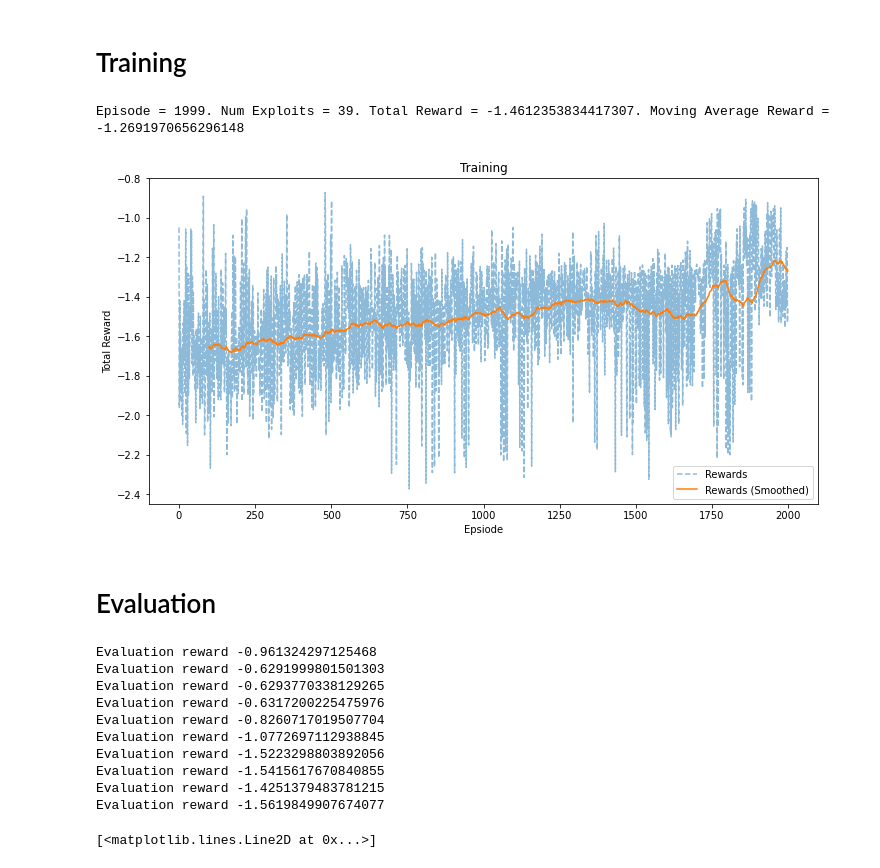
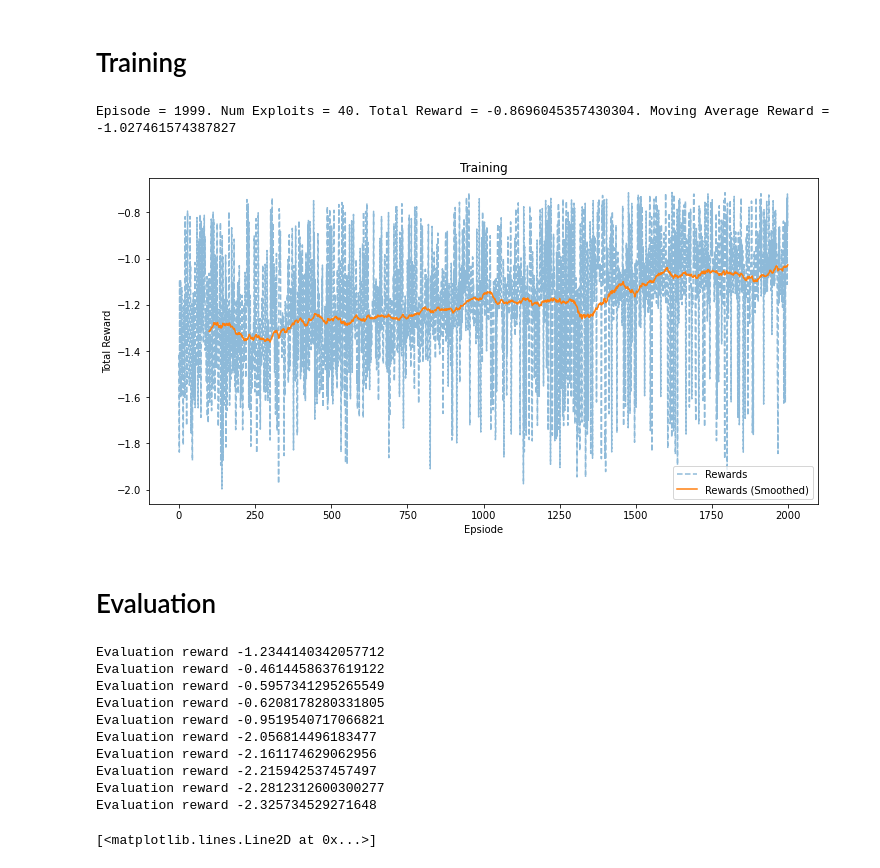
Before and after one commit to arranbrown99/COVID_simulation, a Jupyter notebook: notebooks/run_qlearning_nn.ipynb, the cells around one changed output. Saved outputs shown, nothing was run; the diff lists cells and outputs as text; code cells hidden in the pictures.

Commit message:
Different problem id

```diff
--- a/notebooks/run_qlearning_nn.ipynb
+++ b/notebooks/run_qlearning_nn.ipynb
@@ -243,7 +243,7 @@ def qlearning_nn(agent, policy_network, target_network, num_episodes, window_siz
                         q_values_for_current_state[ (np.arange(batch_size), train_actions.reshape(batch_size,).astype(int))] = q_values_for_current_state_tmp
                         policy_network.update(train_states.reshape(batch_size,agent.get_num_states()), q_values_for_current_state) # Update the function approximator
 
-                if episode % 100 == 0:
+                if episode % 20 == 0:
                     target_network.model.set_weights(policy_network.model.get_weights())
                 total_reward = np.sum(rewards)
                 all_rewards.append(total_reward)
@@ -272,27 +272,27 @@ def qlearning_nn(agent, policy_network, target_network, num_episodes, window_siz
 # %%
 episodes = 2000
 epsilon_decay = 0.999985
 window_size = 100
 
-env = virl.Epidemic(stochastic=False, noisy=False)
+env = virl.Epidemic(stochastic=False, noisy=False, problem_id=4)
 agent = Agent(env, learning_rate=0.002)
 memory = ReplayMemory(size=2080, batch_size=208)  # only actually gets the best 104 samples from 208
 
 strategy = Strategy(epsilon=1, epsilon_decay=epsilon_decay)
 policy_network, target_network = init_networks(agent.get_num_states(), agent.get_num_actions(), agent.learning_rate)
 
 rewards = qlearning_nn(
     agent=agent,
     policy_network=policy_network,
     target_network=target_network,
     num_episodes=episodes,
     window_size=window_size,
     strategy=strategy,
     memory=memory
 )
 # %% [output]
-Episode = 1999. Num Exploits = 39. Total Reward = -1.4612353834417307. Moving Average Reward = -1.2691970656296148
+Episode = 1999. Num Exploits = 40. Total Reward = -0.8696045357430304. Moving Average Reward = -1.027461574387827
-[figure, old version]
+[figure, new version]
 # %% [markdown]
 # Evaluation
 # %%
@@ -306,16 +306,16 @@ for i in range(10):
         window_size=5
     )
 # %% [output]
-Evaluation reward -0.961324297125468
-Evaluation reward -0.6291999801501303
-Evaluation reward -0.6293770338129265
-Evaluation reward -0.6317200225475976
-Evaluation reward -0.8260717019507704
-Evaluation reward -1.0772697112938845
-Evaluation reward -1.5223298803892056
-Evaluation reward -1.5415617670840855
-Evaluation reward -1.4251379483781215
-Evaluation reward -1.5619849907674077
+Evaluation reward -1.2344140342057712
+Evaluation reward -0.4614458637619122
+Evaluation reward -0.5957341295265549
+Evaluation reward -0.6208178280331805
+Evaluation reward -0.9519540717066821
+Evaluation reward -2.056814496183477
+Evaluation reward -2.161174629062956
+Evaluation reward -2.215942537457497
+Evaluation reward -2.2812312600300277
+Evaluation reward -2.325734529271648
 # %%
 # all_rewards = []
 
```
Also changed, not shown: parts of 1 cell of this notebook, 1 other file.
